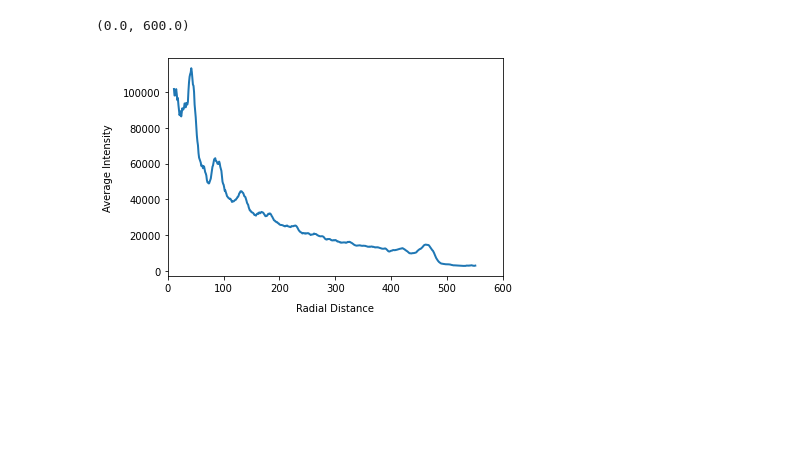
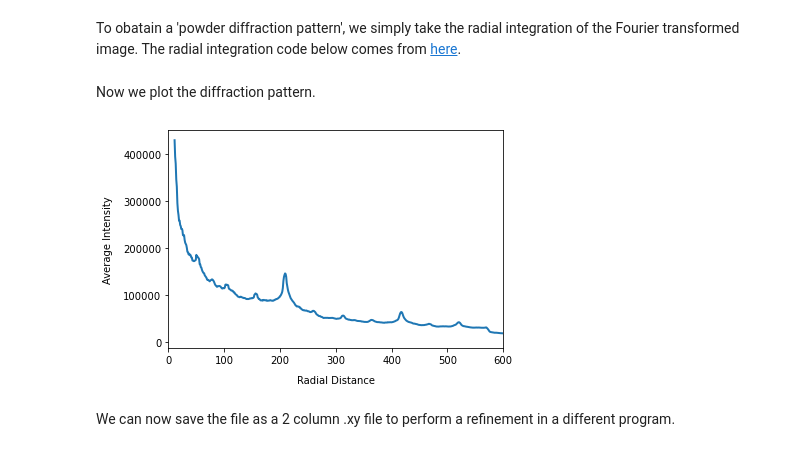
Before and after one commit to yue-here/city-diffraction, a Jupyter notebook: city-diffraction.ipynb, the cells around one changed output. Saved outputs shown, nothing was run; the diff lists cells and outputs as text; code cells hidden in the pictures; blank space fills up the shorter version.

```diff
--- a/city-diffraction.ipynb
+++ b/city-diffraction.ipynb
@@ -6,11 +13,8 @@ import matplotlib.pyplot as plt
 # %%
-# image = Image.open("San Francisco.png")
-# image = Image.open("la plata.png")
-image = Image.open("grammichele.png")
+filename = "Chicago.png"
+image = Image.open(filename)
 image = image.convert('L')
-# image = np.logical_not(np.array(image))
-# image = image[1000:2300,3200:4500]
-# print(image.shape)
+
 fig = plt.figure(facecolor='w', figsize=(10,10))
 plt.imshow(image)
 plt.show()
@@ -37,3 +50,6 @@ https://12ft.io/proxy?q=https%3A%2F%2Flevelup.gitconnected.com%2Fa-simple-method
+# %% [markdown]
+To obatain a 'powder diffraction pattern', we simply take the radial integration of the Fourier transformed image.
+The radial integration code below comes from [here](https://levelup.gitconnected.com/a-simple-method-to-calculate-circular-intensity-averages-in-images-4186a685af3#).
 # %%
 img = im_fft
 # Image center
@@ -54,19 +73,22 @@ for i in rad:
     values = img[mask]
     intensity[index] = np.mean(values)
     index += 1
+# %% [markdown]
+Now we plot the diffraction pattern.
 # %%
 # Create figure and add subplot
 fig = plt.figure(facecolor='w')
 ax = fig.add_subplot(111)
+
 # Plot data
-# log_int = np.log(intensity)
-cutoff = 10
-ax.plot(rad[cutoff:], intensity[cutoff:], linewidth=2)
+x_cutoff = 10
+ax.plot(rad[x_cutoff:], intensity[x_cutoff:], linewidth=2)
+
 # Edit axis labels
 ax.set_xlabel('Radial Distance', labelpad=10)
 ax.set_ylabel('Average Intensity', labelpad=10)
 ax.set_xlim(0,600)
 # ax.set_ylim(0,0.07e6)
+plt.show()
 # %% [output]
-(0.0, 600.0)
-[figure, old version]
+[figure, new version]
@@ -78 +95,3 @@ data = list(data)
+# %% [markdown]
+We can now save the file as a 2 column .xy file to perform a refinement in a different program.
 # %%
```
Also changed, not shown: parts of 13 cells of this notebook.
